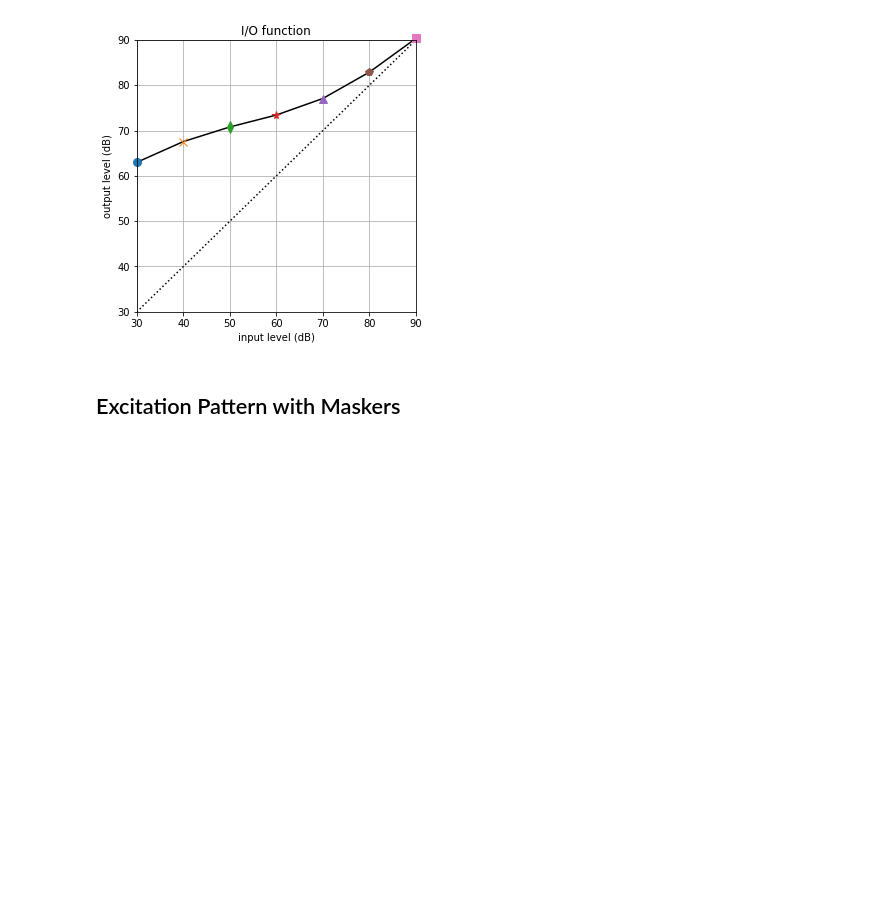
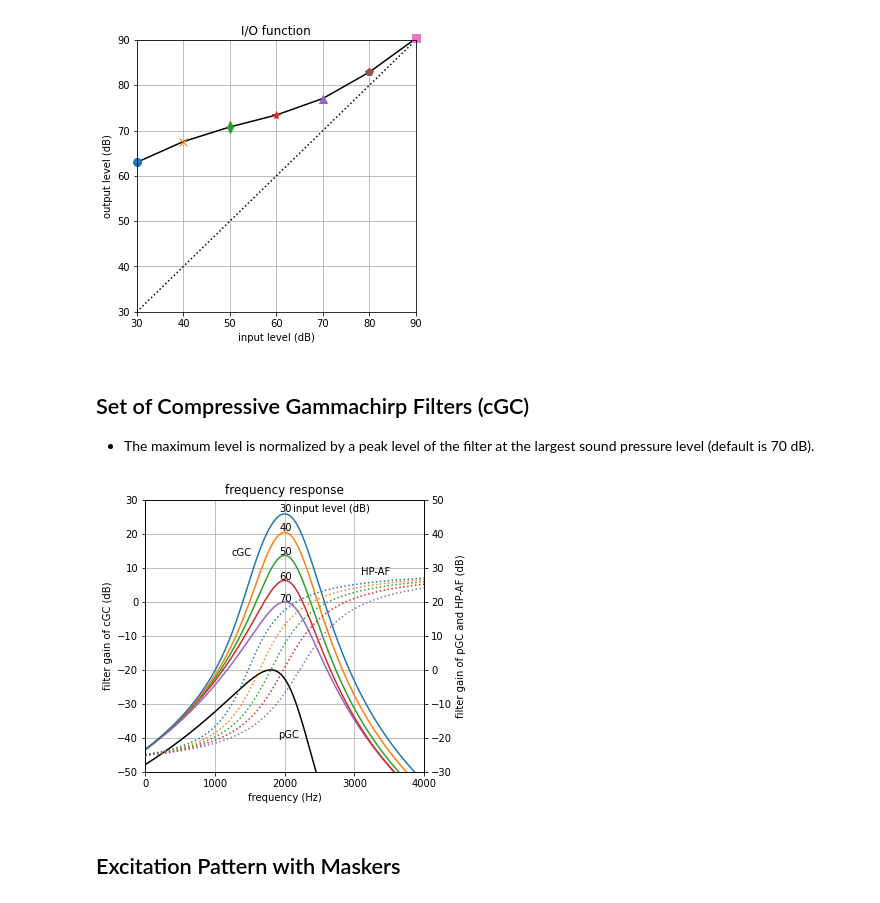
Before and after one commit to kyama0321/gammachirpy, a Jupyter notebook: gcfb_v211/demo_gammachirp.ipynb, the cells around one changed output. Drawn from its saved outputs; the diff is of its cells as text; code cells hidden in the pictures; blank space fills up the shorter version.

Commit message:
Add: set of compressive gammachirp filter (cGC)

```diff
--- a/gcfb_v211/demo_gammachirp.ipynb
+++ b/gcfb_v211/demo_gammachirp.ipynb
@@ -174,7 +176,7 @@ ps_list = [30, 40, 50, 60, 70, 80, 90] # input level (dB)
 fig, ax = plt.subplots(figsize=(5,5))
 
 cgc_frs_db_max = np.array([])
-for cnt, ps in enumerate(ps_list):
+for ips, ps in enumerate(ps_list):
     # input level changes dcGC parameters
     frat = frat0 + frat1 * ps
 
@@ -184,7 +186,7 @@ for cnt, ps in enumerate(ps_list):
     cgc_frsp = cgc_resp.cgc_frsp
 
     # reference: peak level at the smallest input level (30 dB)
-    if cnt == 0:
+    if ips == 0:
         cgc_frsp_ref = np.max(cgc_frsp)
 
     # calculate relative frequency response
@@ -193,15 +195,15 @@ for cnt, ps in enumerate(ps_list):
     cgc_frs_db_max = np.append(cgc_frs_db_max, np.max(cgc_frsp_db))
 
     # plot
-    plt.plot(freq[0, :], cgc_frsp_db[0, :], color=cmap(cnt))
-    plt.plot(fp, cgc_frs_db_max[cnt], marker[cnt], color=cmap(cnt), markersize=8)
+    plt.plot(freq[0, :], cgc_frsp_db[0, :], color=cmap(ips))
+    plt.plot(fp, cgc_frs_db_max[ips], marker[ips], color=cmap(ips), markersize=8)
     ax.set_xlim([0, 4000])
     ax.set_ylim([-70, 5])
     ax.set_xticks([0, 1000, 2000, 3000, 4000])
     ax.set_xlabel('frequency (Hz)')
     ax.set_ylabel('filter gain (dB)')
     plt.grid()
-    plt.text(fp*1.05, cgc_frs_db_max[cnt], f"{ps}")
+    plt.text(fp*1.05, cgc_frs_db_max[ips], f"{ps}")
 
 plt.text(fp*1.15, 1.0, 'input level (dB)')
 plt.title('frequency response')
@@ -235,6 +237,75 @@ plt.grid()
 plt.show()
 # %% [output]
 [figure]
+# %% [markdown]
+## Set of Compressive Gammachirp Filters (cGC)
+- The maximum level is normalized by a peak level of the filter at the largest sound pressure level (default is 70 dB).
+# %%
+fp2 = 2000 # peak frequency of cGC
+# fp2 = 2200 # if you want to get the Fig. 2 of Irino & Patterson (2006).
+
+ps_list = [70, 60, 50, 40, 30] # input levels (dB)
+cmap_list = [4, 3, 2, 1, 0] # line color
+# %%
+fig, ax1 = plt.subplots(figsize=(5,5))
+
+cgc_frs_db_max = np.array([])
+for ips, ps in enumerate(ps_list):
+    # input level changes dcGC parameters
+    frat = frat0 + frat1 * ps
+
+    # calculate frequency renponse
+    fr1, _ = gcfb.fp2_to_fr1(n, b1, c1, b2, c2, frat, fp)
+    cgc_resp = gcfb.cmprs_gc_frsp(fr1, fs, n, b1, c1, frat, b2, c2, n_rsl)
+    cgc_frsp = cgc_resp.cgc_frsp # cGC
+
+    # reference: peak level at the largest input level (70 dB)
+    if ips == 0:
+        cgc_frsp_ref = np.max(cgc_frsp)
+
+    # calculate relative frequency response
+    cgc_frsp_db = 20 * np.log10(cgc_frsp/np.max(cgc_frsp_ref))
+    freq = np.array(cgc_resp.freq)
+    cgc_frs_db_max = np.append(cgc_frs_db_max, np.max(cgc_frsp_db))
+
+    # ax1: plot filter gain of cGC
+    ax1.plot(freq[0, :], cgc_frsp_db[0, :], color=cmap(cmap_list[ips]))
+    ax1.set_xlim([0, 4000])
+    ax1.set_ylim([-50, 30])
+    ax1.set_xticks([0, 1000, 2000, 3000, 4000])
+    ax1.set_xlabel('frequency (Hz)')
+    ax1.set_ylabel('filter gain of cGC (dB)')
+    plt.grid()
+    ax1.text(fp*0.96, cgc_frs_db_max[ips]*1.02, f"{ps}")
+
+    # ax2: plot filter gain of pGC and HP-AF
+    if ips == 0:
+        # pGC
+        pgc_frsp = cgc_resp.pgc_frsp
+        pgc_frsp_db = 20 * np.log10(pgc_frsp)
+        ax2 = ax1.twinx()
+        ax2.plot(freq[0, :], pgc_frsp_db[0, :], 'k')
+        ax2.set_ylim(((-30, 50)))
+
+    # HP-AF
+    asym_func = cgc_resp.asym_func
+    asym_func_db = 20*np.log10(asym_func)
+    ax2.plot(freq[0,:], asym_func_db[0,:], ':', color=cmap(cmap_list[ips]))
+
+# cGC
+ax1.text(fp*1.06, cgc_frs_db_max[-1]*1.02, 'input level (dB)')
+ax1.text(fp*0.62, cgc_frs_db_max[2], 'cGC')
+
+# pGC and HP-AF
+ax2.text(fp*0.95, -20, 'pGC')
+ax2.text(fp*1.55, 28, 'HP-AF')
+ax2.set_ylabel('filter gain of pGC and HP-AF (dB)')
+
+plt.title('frequency response')
+
+plt.show()
+# %% [output]
+[figure, added]
 # %% [markdown]
 ## Excitation Pattern with Maskers
 # %%
```
Also changed, not shown: parts of 5 cells of this notebook.
